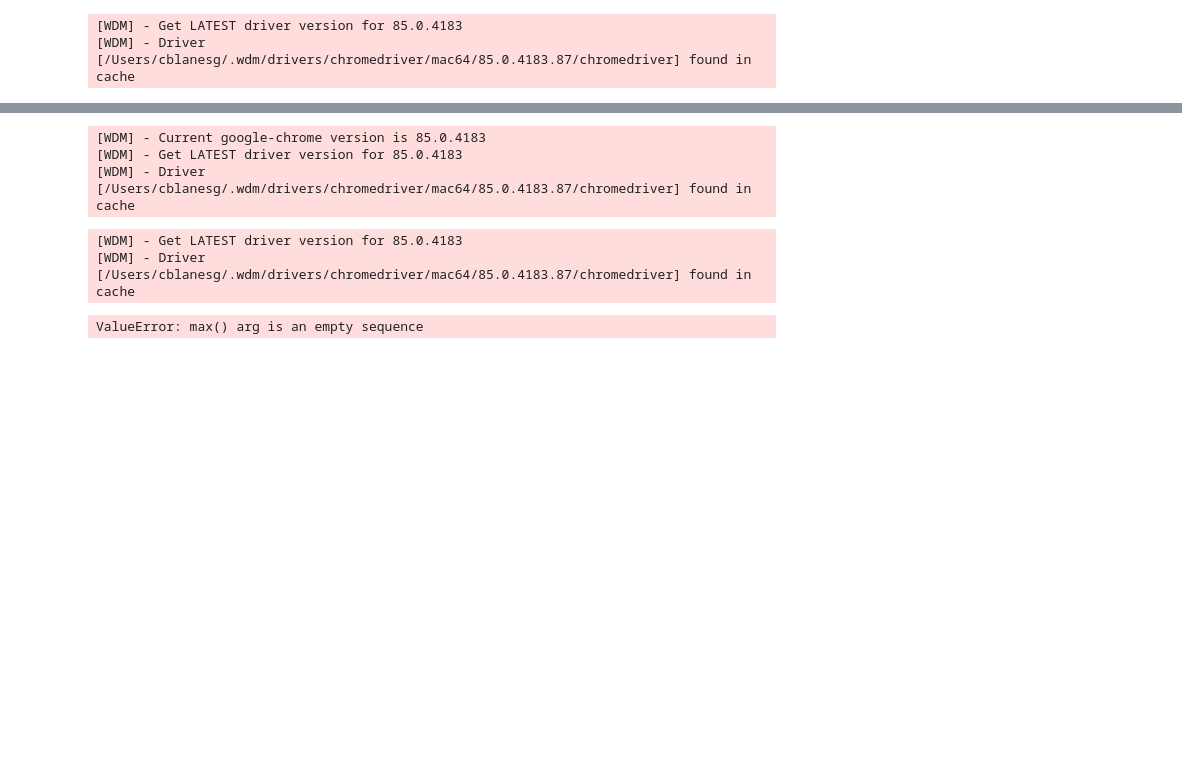
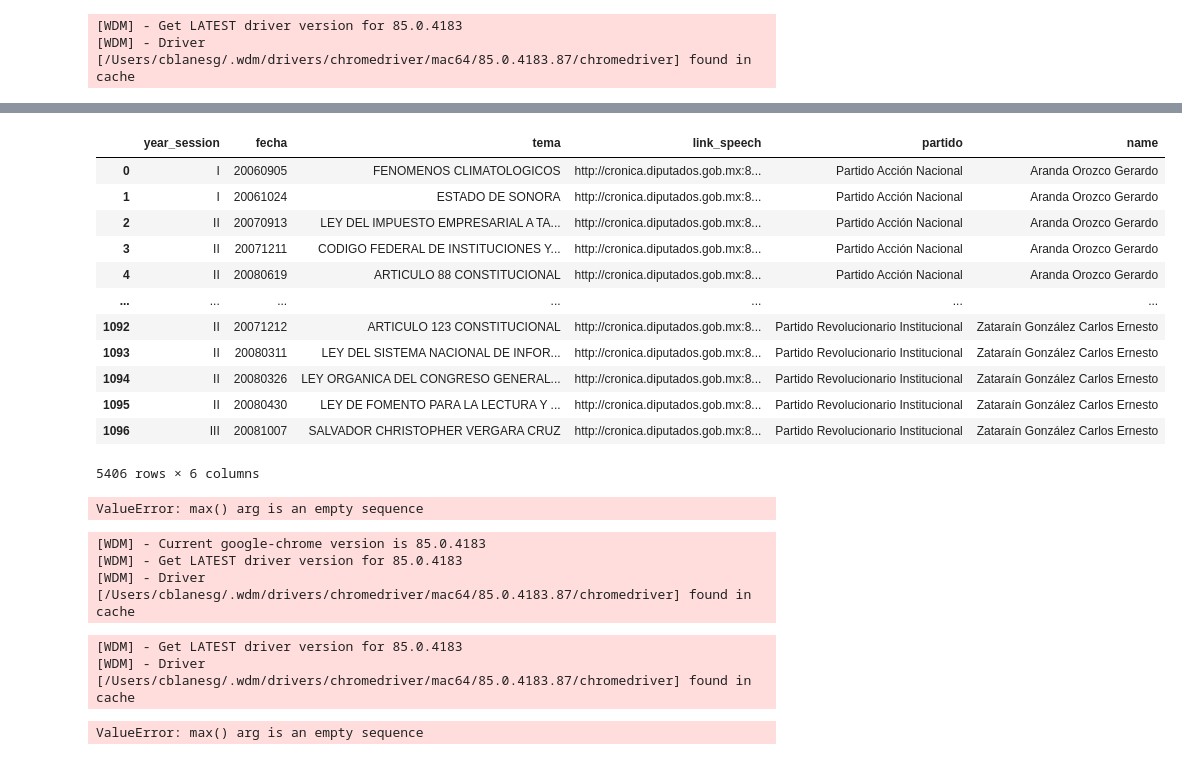
Before and after one commit to cblanesg/Congressional-dataMX, a Jupyter notebook: source/01-collection_data/01-floor_speech/00-prep_data_intervenciones_diputados.ipynb, the cells around one changed output, grey strips where cells are left out. Saved outputs shown, nothing was run; the diff lists cells and outputs as text; code cells hidden in the pictures; blank space fills up the shorter version.

```diff
--- a/source/01-collection_data/01-floor_speech/00-prep_data_intervenciones_diputados.ipynb
+++ b/source/01-collection_data/01-floor_speech/00-prep_data_intervenciones_diputados.ipynb
@@ -412,3 +534,27 @@ all_dataLegislatura60.append(obtain_metadata(driver, 'Partido Acción Nacional')
+# %%
+pri = pd.read_csv('/Users/cblanesg/Desktop/batch_pri.csv').drop(['partido'], axis = 1).rename(columns = {'partido.1':'partido'})
+# %%
+all_data_parties.append(pri)
+# %%
+pd.concat(all_data_parties).drop(['Unnamed: 0'], axis = 1).to_csv('/Users/cblanesg/cam.blanes Dropbox/Camila Blanes/Congressional-dataMX/data/01-floor_speech/00-raw/links_speeches61.csv')
+# %% [output]
+|  | year_session | fecha | tema | link_speech | partido | name |
+| 0 | I | 20060905 | FENOMENOS CLIMATOLOGICOS | http://cronica.diputados.gob.mx:8... | Partido Acción Nacional | Aranda Orozco Gerardo |
+| 1 | I | 20061024 | ESTADO DE SONORA | http://cronica.diputados.gob.mx:8... | Partido Acción Nacional | Aranda Orozco Gerardo |
+| 2 | II | 20070913 | LEY DEL IMPUESTO EMPRESARIAL A TA... | http://cronica.diputados.gob.mx:8... | Partido Acción Nacional | Aranda Orozco Gerardo |
+| 3 | II | 20071211 | CODIGO FEDERAL DE INSTITUCIONES Y... | http://cronica.diputados.gob.mx:8... | Partido Acción Nacional | Aranda Orozco Gerardo |
+| 4 | II | 20080619 | ARTICULO 88 CONSTITUCIONAL | http://cronica.diputados.gob.mx:8... | Partido Acción Nacional | Aranda Orozco Gerardo |
+| ... | ... | ... | ... | ... | ... | ... |
+| 1092 | II | 20071212 | ARTICULO 123 CONSTITUCIONAL | http://cronica.diputados.gob.mx:8... | Partido Revolucionario Institucional | Zataraín González Carlos Ernesto |
+| 1093 | II | 20080311 | LEY DEL SISTEMA NACIONAL DE INFOR... | http://cronica.diputados.gob.mx:8... | Partido Revolucionario Institucional | Zataraín González Carlos Ernesto |
+| 1094 | II | 20080326 | LEY ORGANICA DEL CONGRESO GENERAL... | http://cronica.diputados.gob.mx:8... | Partido Revolucionario Institucional | Zataraín González Carlos Ernesto |
+| 1095 | II | 20080430 | LEY DE FOMENTO PARA LA LECTURA Y ... | http://cronica.diputados.gob.mx:8... | Partido Revolucionario Institucional | Zataraín González Carlos Ernesto |
+| 1096 | III | 20081007 | SALVADOR CHRISTOPHER VERGARA CRUZ | http://cronica.diputados.gob.mx:8... | Partido Revolucionario Institucional | Zataraín González Carlos Ernesto |
+5406 rows × 6 columns
+# %%
+all_dataLegislatura60.append(obtain_allData(driver, y))
+# %% [output]
+ValueError: max() arg is an empty sequence
 # %%
 # Loop to all Parties
 url_legislatura61 = 'http://cronica.diputados.gob.mx:8080/exist/siid2/siid2.xql?legis=LX#'
@@ -422,26 +568,28 @@ for i in driver.find_elements_by_class_name('Grupos-Menu-subItem'):
         name_parties.append(re.sub('\n', ' ', i.text))
     else:
         continue
-
-all_dataLegislatura60 = []
-for x, y in tqdm(zip(range(num_parties), name_parties), total = len(name_parties)):
-    driver = webdriver.Chrome(ChromeDriverManager().install())
-    driver.get(url_legislatura61)
-    driver.find_elements_by_class_name('Grupos-Menu-subItem')[int(x)].click()
-    try:
-        time.sleep(40)
-        all_dataLegislatura60.append(obtain_allData(driver, y))
-    except:
-        time.sleep(10)
-        all_dataLegislatura60.append(obtain_allData(driver, y))
-    driver.close()
 # %% [output]
 [WDM] - Current google-chrome version is 85.0.4183
 [WDM] - Get LATEST driver version for 85.0.4183
 [WDM] - Driver [/Users/cblanesg/.wdm/drivers/chromedriver/mac64/85.0.4183.87/chromedriver] found in cache
-[WDM] - Get LATEST driver version for 85.0.4183
-[WDM] - Driver [/Users/cblanesg/.wdm/drivers/chromedriver/mac64/85.0.4183.87/chromedriver] found in cache
-ValueError: max() arg is an empty sequence
+# %%
+
+all_dataLegislatura60 = []
+for x, y in tqdm(zip(range(num_parties), name_parties), total = len(name_parties)):
+    driver = webdriver.Chrome(ChromeDriverManager().install())
+    driver.get(url_legislatura61)
+    driver.find_elements_by_class_name('Grupos-Menu-subItem')[int(x)].click()
+    try:
+        time.sleep(40)
+        all_dataLegislatura60.append(obtain_allData(driver, y))
+    except:
+        time.sleep(10)
+        all_dataLegislatura60.append(obtain_allData(driver, y))
+    driver.close()
+# %% [output]
+[WDM] - Get LATEST driver version for 85.0.4183
+[WDM] - Driver [/Users/cblanesg/.wdm/drivers/chromedriver/mac64/85.0.4183.87/chromedriver] found in cache
+ValueError: max() arg is an empty sequence
 # %%
 all_d_faltten60 = []
 for i in all_dataLegislatura60:
```
Also changed, not shown: parts of 27 cells of this notebook, 6 other files.
